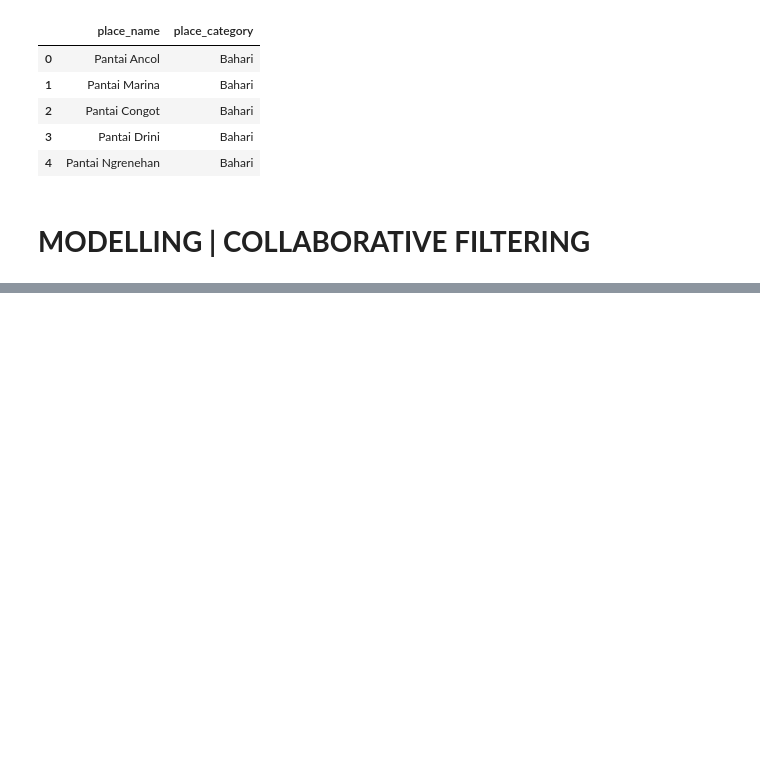
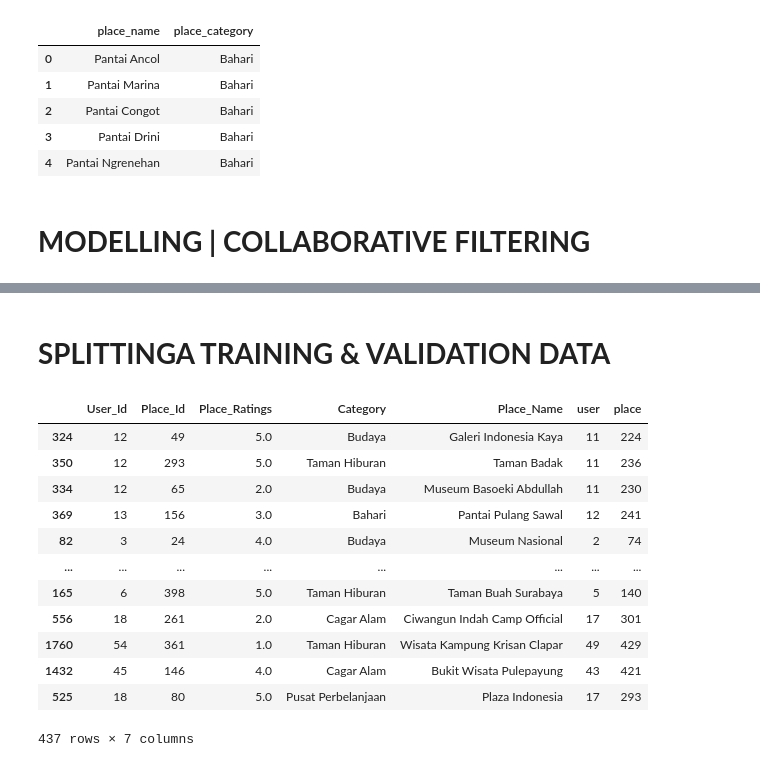
Before and after one commit to Maoelan/indo-tour-recommend, a Jupyter notebook: Project_2_Recommendation_System_Tourism_Recommendation_Dicoding.ipynb, the cells around one changed output, grey strips where cells are left out. Saved outputs shown, nothing was run; the diff lists cells and outputs as text; code cells hidden in the pictures; blank space fills up the shorter version.

```diff
--- a/Project_2_Recommendation_System_Tourism_Recommendation_Dicoding.ipynb
+++ b/Project_2_Recommendation_System_Tourism_Recommendation_Dicoding.ipynb
@@ -458,0 +476,9 @@ tourism_recommendations('Pantai Baron')
+# %%
+user_ids = cf['User_Id'].unique().tolist()
+print('list User_Id : ', user_ids)
+
+user_to_user_encoded = {x: i for i, x in enumerate(user_ids)}
+print('encoded User_Id : ', user_to_user_encoded)
+
+user_encoded_to_user = {i: x for i, x in enumerate(user_ids)}
+print('encoded angka ke User_Id : ', user_encoded_to_user)
@@ -458,0 +489,9 @@ tourism_recommendations('Pantai Baron')
+# %%
+place_ids = cf['Place_Id'].unique().tolist()
+print('list Place_Id : ', place_ids)
+
+place_to_place_encoded = {x: i for i, x in enumerate(place_ids)}
+print('encoded Place_Id : ', place_to_place_encoded)
+
+place_encoded_to_place = {i: x for i, x in enumerate(place_ids)}
+print('encoded angka ke Place_Id : ', place_encoded_to_place)
@@ -458,0 +502,3 @@ tourism_recommendations('Pantai Baron')
+# %%
+cf['user'] = cf['User_Id'].map(user_to_user_encoded)
+cf['place'] = cf['Place_Id'].map(place_to_place_encoded)
@@ -458,0 +516,16 @@ tourism_recommendations('Pantai Baron')
+# %%
+num_users = len(user_to_user_encoded)
+print(num_users)
+
+num_places = len(place_encoded_to_place)
+print(num_places)
+
+cf['Place_Ratings'] = cf['Place_Ratings'].values.astype(np.float32)
+
+min_rating = min(cf['Place_Ratings'])
+
+max_rating = max(cf['Place_Ratings'])
+
+print('Number of User : {}, Number of Place : {}, Min Rating {}, Max Rating {}'.format(
+    num_users, num_places, min_rating, max_rating
+))
@@ -458,0 +541,19 @@ tourism_recommendations('Pantai Baron')
+# %% [markdown]
+# **SPLITTINGA TRAINING & VALIDATION DATA**
+# %%
+cf = cf.sample(frac = 1, random_state = 30)
+cf
+# %% [output]
+|  | User_Id | Place_Id | Place_Ratings | Category | Place_Name | user | place |
+| 324 | 12 | 49 | 5.0 | Budaya | Galeri Indonesia Kaya | 11 | 224 |
+| 350 | 12 | 293 | 5.0 | Taman Hiburan | Taman Badak | 11 | 236 |
+| 334 | 12 | 65 | 2.0 | Budaya | Museum Basoeki Abdullah | 11 | 230 |
+| 369 | 13 | 156 | 3.0 | Bahari | Pantai Pulang Sawal | 12 | 241 |
+| 82 | 3 | 24 | 4.0 | Budaya | Museum Nasional | 2 | 74 |
+| ... | ... | ... | ... | ... | ... | ... | ... |
+| 165 | 6 | 398 | 5.0 | Taman Hiburan | Taman Buah Surabaya | 5 | 140 |
+| 556 | 18 | 261 | 2.0 | Cagar Alam | Ciwangun Indah Camp Official | 17 | 301 |
+| 1760 | 54 | 361 | 1.0 | Taman Hiburan | Wisata Kampung Krisan Clapar | 49 | 429 |
+| 1432 | 45 | 146 | 4.0 | Cagar Alam | Bukit Wisata Pulepayung | 43 | 421 |
+| 525 | 18 | 80 | 5.0 | Pusat Perbelanjaan | Plaza Indonesia | 17 | 293 |
+437 rows × 7 columns
```
Also changed, not shown: parts of 16 cells of this notebook.
